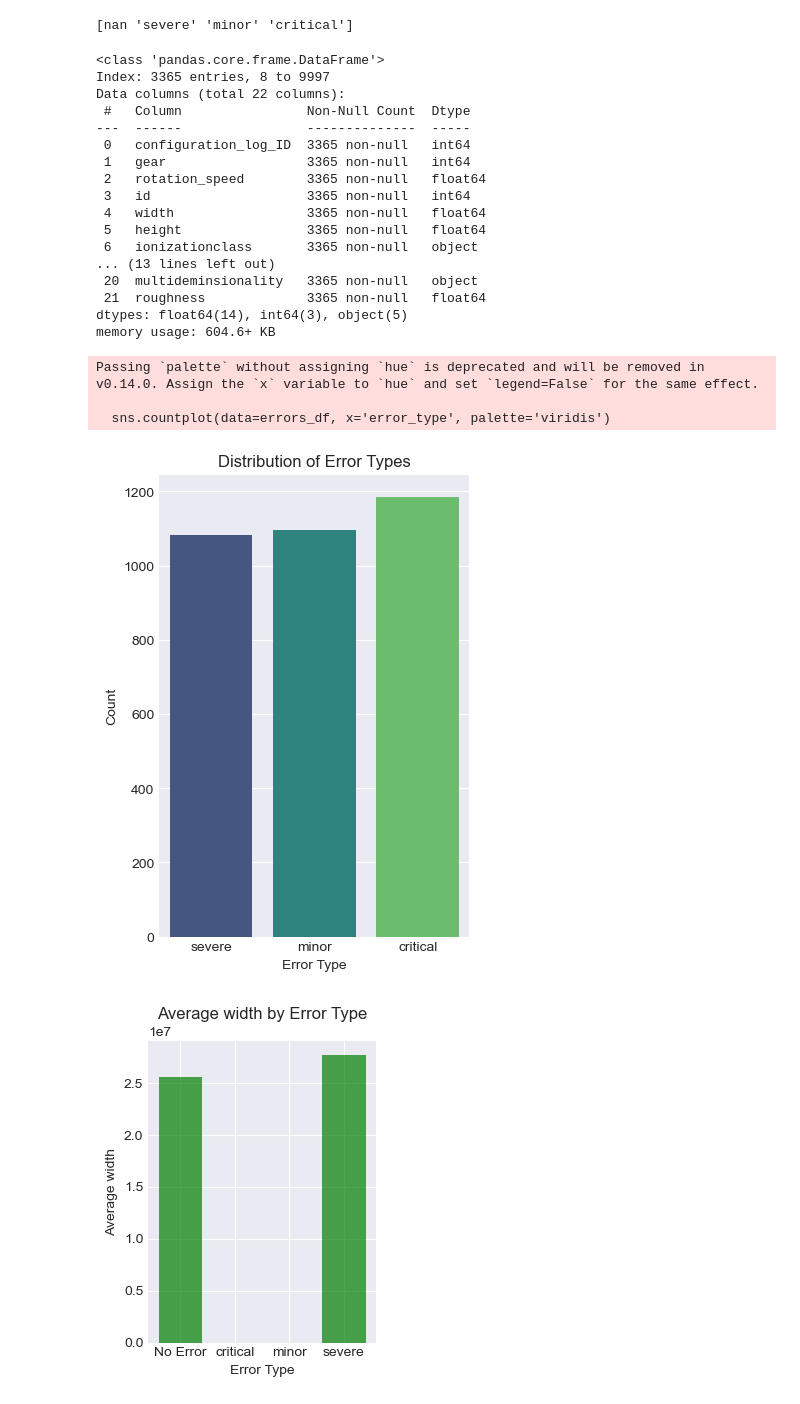
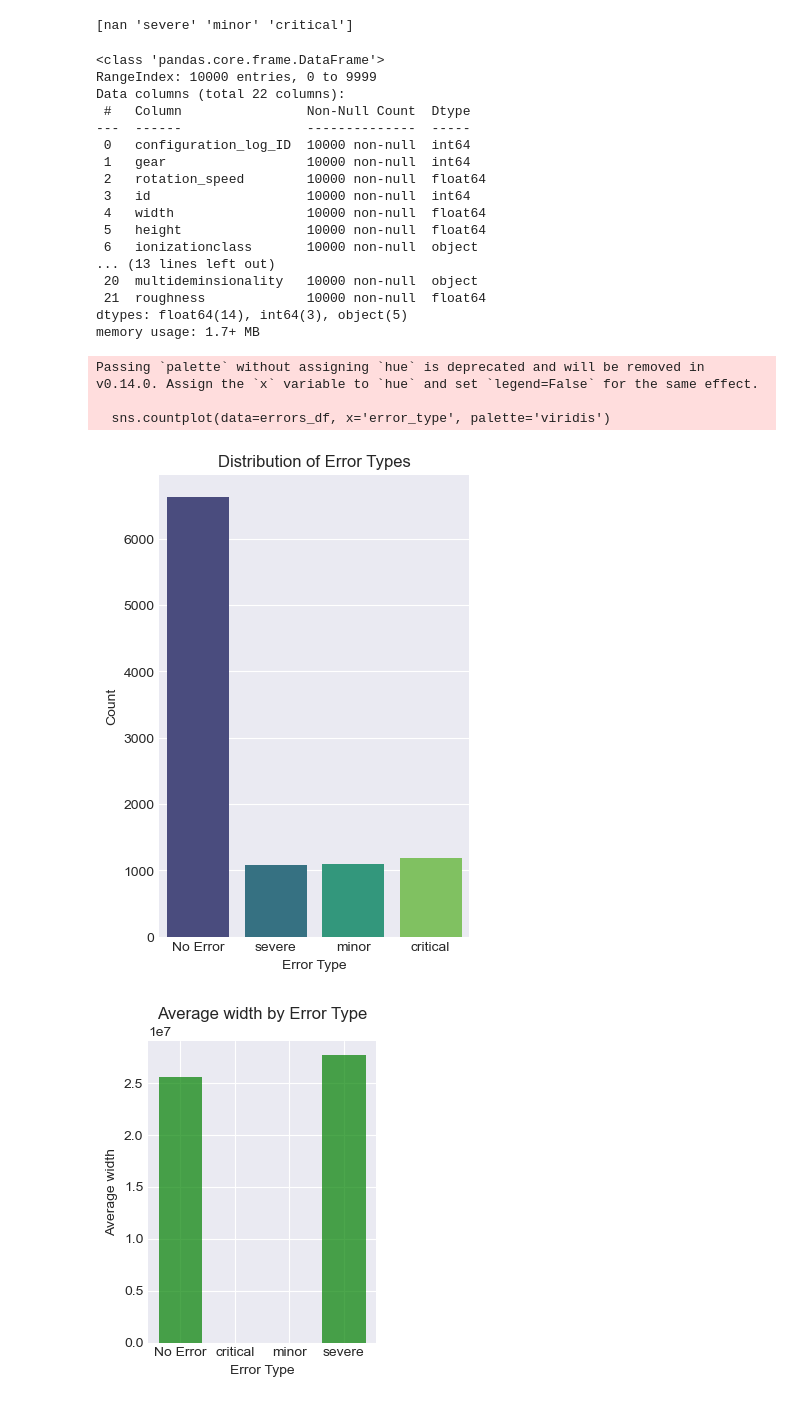
Before and after one commit to Parth-0804/ML_Presentation_Workspace, a Jupyter notebook: ML - SmartBuild Dataset/EDA_Machine_Production.ipynb, the cells around one changed output. Cells and saved outputs as stored; diff of their text form; code cells hidden in the pictures.

```diff
--- a/ML - SmartBuild Dataset/EDA_Machine_Production.ipynb
+++ b/ML - SmartBuild Dataset/EDA_Machine_Production.ipynb
@@ -75,36 +79,36 @@ print(merged_df['error_type'].unique())
 # %%
-errors_df = merged_df[merged_df['error_type'].isin(['critical', 'severe', 'minor'])]
+errors_df = merged_df[merged_df['error_type'].isin(['critical', 'severe', 'minor','No Error'])]
 errors_df.shape
 errors_df.info()
 # Plotting the distribution of error types
 plt.figure(figsize=(4, 6))
 sns.countplot(data=errors_df, x='error_type', palette='viridis')
 plt.title('Distribution of Error Types')
 plt.xlabel('Error Type')
 plt.ylabel('Count')
 plt.show()
 # %% [output]
 <class 'pandas.core.frame.DataFrame'>
-Index: 3365 entries, 8 to 9997
+RangeIndex: 10000 entries, 0 to 9999
 Data columns (total 22 columns):
  #   Column                Non-Null Count  Dtype
 ---  ------                --------------  -----
- 0   configuration_log_ID  3365 non-null   int64
- 1   gear                  3365 non-null   int64
- 2   rotation_speed        3365 non-null   float64
- 3   id                    3365 non-null   int64
- 4   width                 3365 non-null   float64
- 5   height                3365 non-null   float64
- 6   ionizationclass       3365 non-null   object
+ 0   configuration_log_ID  10000 non-null  int64
+ 1   gear                  10000 non-null  int64
+ 2   rotation_speed        10000 non-null  float64
+ 3   id                    10000 non-null  int64
+ 4   width                 10000 non-null  float64
+ 5   height                10000 non-null  float64
+ 6   ionizationclass       10000 non-null  object
 ... (13 lines left out)
- 20  multideminsionality   3365 non-null   object
- 21  roughness             3365 non-null   float64
+ 20  multideminsionality   10000 non-null  object
+ 21  roughness             10000 non-null  float64
 dtypes: float64(14), int64(3), object(5)
-memory usage: 604.6+ KB
+memory usage: 1.7+ MB
 Passing `palette` without assigning `hue` is deprecated and will be removed in v0.14.0. Assign the `x` variable to `hue` and set `legend=False` for the same effect.
 
   sns.countplot(data=errors_df, x='error_type', palette='viridis')
-[figure, old version]
+[figure, new version]
 # %%
 numeric_cols = ['width', 'height', 'pressure', 'karma', 'modulation', 'roughness', 'Quality', 'gear', 'rotation_speed']
 
```
Also changed, not shown: parts of 2 cells of this notebook.
